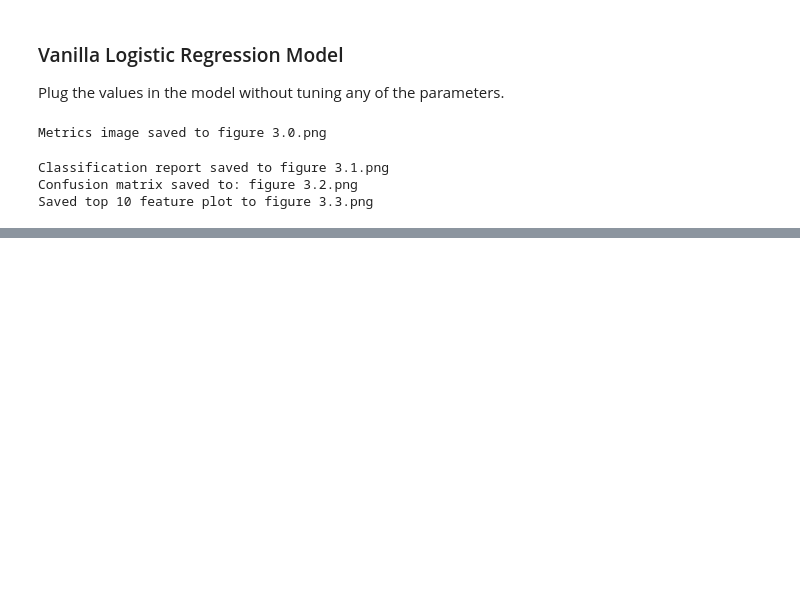
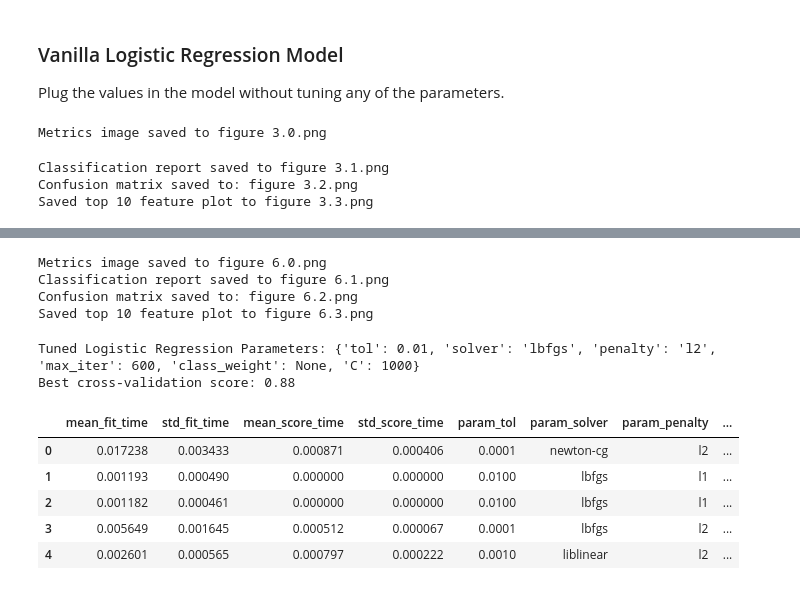
Before and after one commit to sumaila-ali/employee-attrition, a Jupyter notebook: Employeer Attrition.ipynb, the cells around one changed output, grey strips where cells are left out. Saved outputs shown, nothing was run; the diff lists cells and outputs as text; code cells hidden in the pictures; blank space fills up the shorter version.

```diff
--- a/Employeer Attrition.ipynb
+++ b/Employeer Attrition.ipynb
@@ -919,0 +1112,71 @@ Saved top 10 feature plot to figure 3.3.png
+# %%
+scaler = StandardScaler()
+scaler.fit(X_train)
+
+X_train_scaled = scaler.transform(X_train)
+X_test_scaled = scaler.transform(X_test)
+# %%
+logreg_scaled_balanced = LogisticRegression(max_iter=1000,  solver= 'liblinear')
+
+_ ,y_pred = evaluate_model(logreg_scaled_balanced, X_train_scaled, y_train, X_test_scaled, y_test,save_path='figure 6.0.png', model_name="Tuned Logistic Regression Model")
+
+evaluate_model_with_cv(model=logreg_scaled_balanced,
+    X_train=X_train_scaled,
+    y_train=y_train,
+    y_test=y_test,
+    y_pred=y_pred,
+    target_names=['Stayed', 'Churned'],
+    image_file='figure 6.1.png', chart_name= "Logistic Regression Vanilla")
+
+
+plot_confusion_matrix(
+    y_test,
+    y_pred,
+    #labels=['Stayed', 'Churned'],
+    title="Confusion Matrix - Logistic Regression Vanilla",
+    image_file='figure 6.2.png'
+)
+
+
+plot_top_features(logreg_scaled_balanced, feature_names=features.columns, model_type='logistic',save_path='figure 6.3.png')
+# %% [output]
+Metrics image saved to figure 6.0.png
+Classification report saved to figure 6.1.png
+Confusion matrix saved to: figure 6.2.png
+Saved top 10 feature plot to figure 6.3.png
+# %%
+param_grid = param_grid = {
+    'penalty': ['l1', 'l2', 'elasticnet', 'none'],
+    'C': [1e-4, 1e-3, 1e-2, 1e-1, 1, 10, 100, 1000, 1e4],
+    'solver': ['newton-cg', 'lbfgs', 'liblinear', 'sag', 'saga'],
+    'max_iter': [100, 200, 300, 400, 500, 600, 700, 800, 900, 1000],
+    'tol': [1e-4, 1e-3, 1e-2],
+    'class_weight': [None, 'balanced']
+}
+
+# Instantiate a logistic regression classifier
+logreg = LogisticRegression()
+
+# Instantiate the GRIDSEARCH object
+logreg_cv = RandomizedSearchCV(logreg,param_grid , cv=5, n_iter= 200, random_state=43, n_jobs= -1)
+
+# Fit it to the data
+logreg_cv.fit(X_train_scaled, y_train)
+
+# Print the tuned parameters and score
+print("Tuned Logistic Regression Parameters: {}".format(logreg_cv.best_params_))
+print('Best cross-validation score: {:.2f}'.format(logreg_cv.best_score_))
+
+results = pd.DataFrame(logreg_cv.cv_results_)
+file_name = 'Hyperparameter Search for Logistic Regression with Balanced Data.csv'
+display(results.head())
+results.to_csv(f'{file_name}', index = False)
+# %% [output]
+Tuned Logistic Regression Parameters: {'tol': 0.01, 'solver': 'lbfgs', 'penalty': 'l2', 'max_iter': 600, 'class_weight': None, 'C': 1000}
+Best cross-validation score: 0.88
+|  | mean_fit_time | std_fit_time | mean_score_time | std_score_time | param_tol | param_solver | param_penalty | ... |
+| 0 | 0.017238 | 0.003433 | 0.000871 | 0.000406 | 0.0001 | newton-cg | l2 | ... |
+| 1 | 0.001193 | 0.000490 | 0.000000 | 0.000000 | 0.0100 | lbfgs | l1 | ... |
+| 2 | 0.001182 | 0.000461 | 0.000000 | 0.000000 | 0.0100 | lbfgs | l1 | ... |
+| 3 | 0.005649 | 0.001645 | 0.000512 | 0.000067 | 0.0001 | lbfgs | l2 | ... |
+| 4 | 0.002601 | 0.000565 | 0.000797 | 0.000222 | 0.0010 | liblinear | l2 | ... |
```
Also changed, not shown: parts of 16 cells of this notebook, 46 other files.
